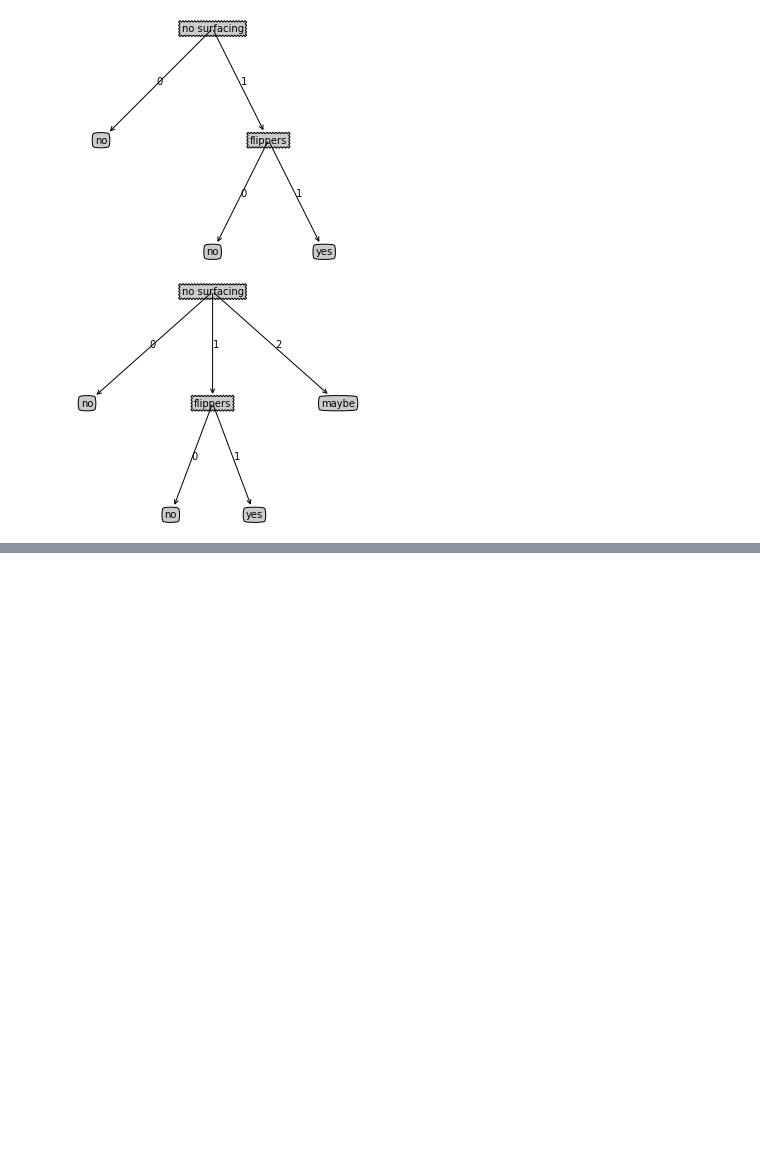
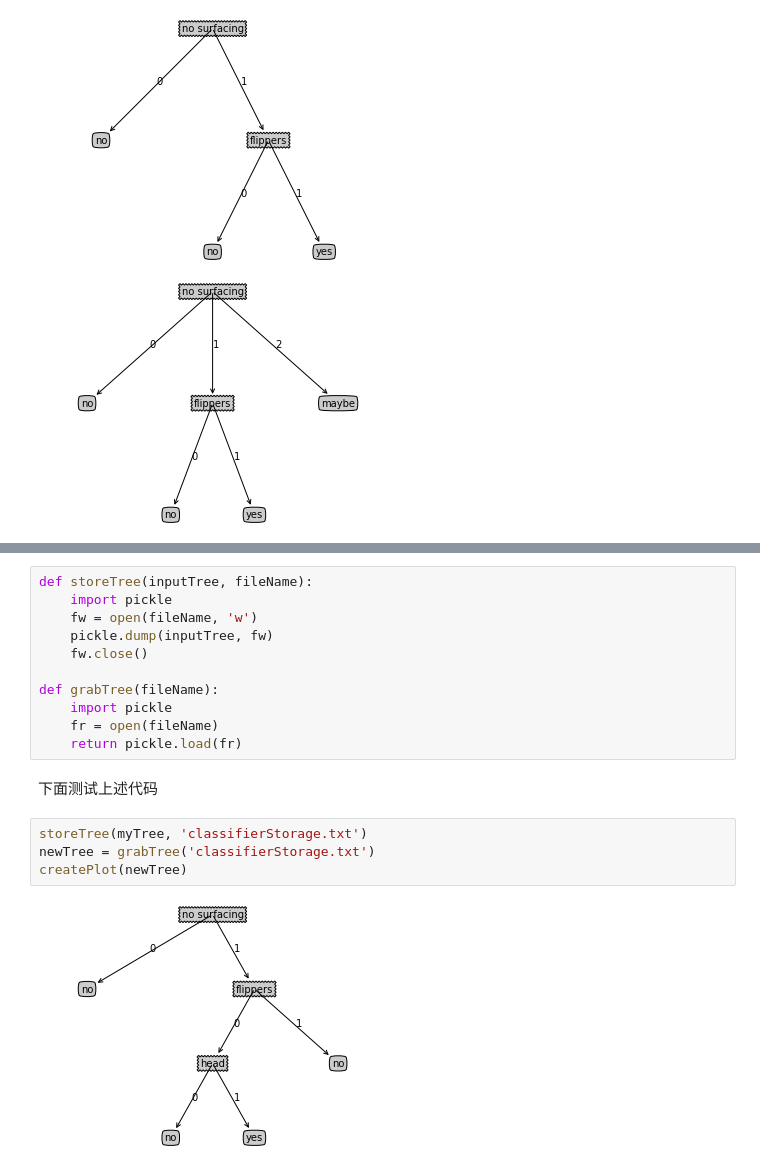
Before and after one commit to DragonFive/python_cv_AI_ML, a Jupyter notebook: ML_in_action/ch3-decision-tree.ipynb, the cells around one changed output, grey strips where cells are left out. Drawn from its saved outputs; the diff is of its cells as text; blank space fills up the shorter version.

```diff
--- a/ML_in_action/ch3-decision-tree.ipynb
+++ b/ML_in_action/ch3-decision-tree.ipynb
@@ -271,0 +311,19 @@ createPlot(myTree)
+# %%
+def storeTree(inputTree, fileName):
+    import pickle
+    fw = open(fileName, 'w')
+    pickle.dump(inputTree, fw)
+    fw.close()
+
+def grabTree(fileName):
+    import pickle
+    fr = open(fileName)
+    return pickle.load(fr)
+# %% [markdown]
+下面测试上述代码
+# %%
+storeTree(myTree, 'classifierStorage.txt')
+newTree = grabTree('classifierStorage.txt')
+createPlot(newTree)
+# %% [output]
+[figure, added]
```
Also changed, not shown: parts of 7 cells of this notebook.
